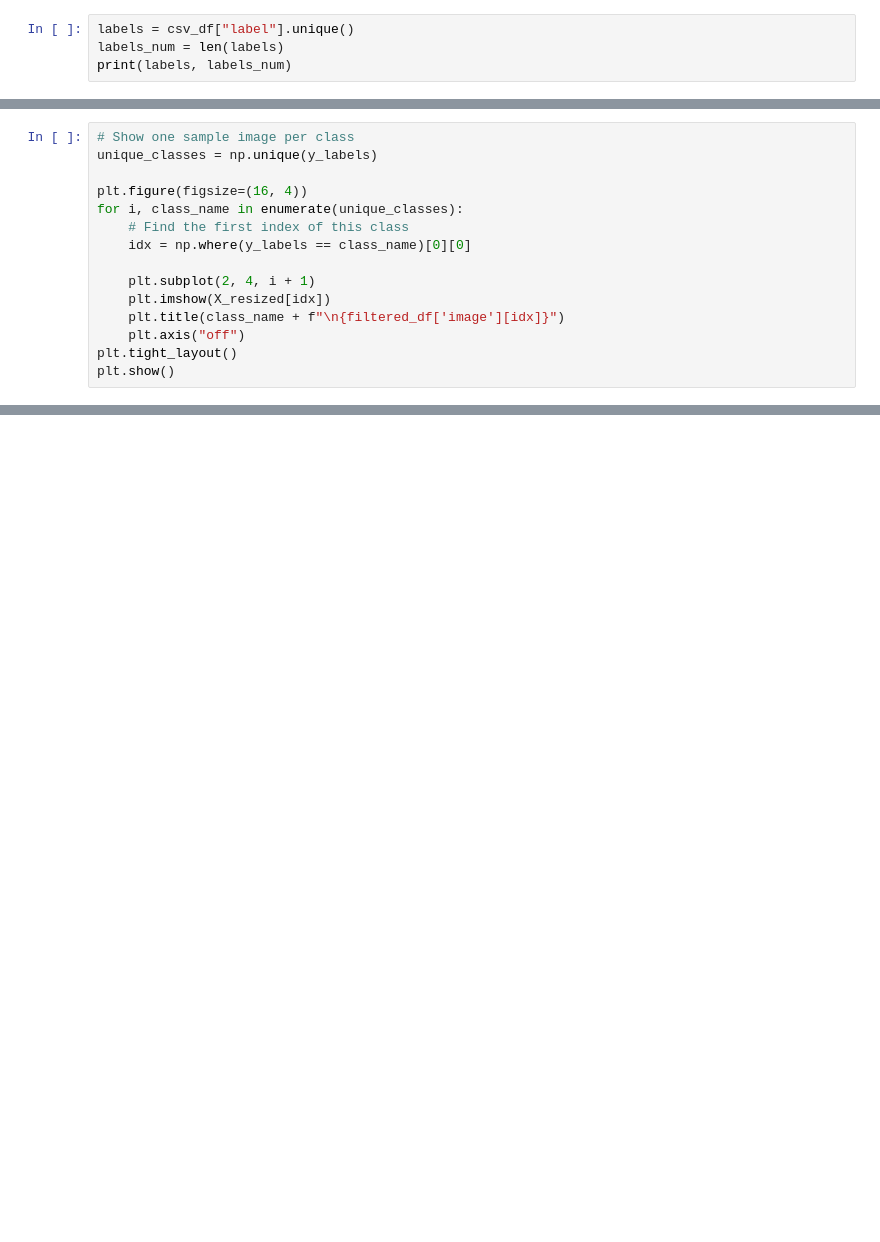
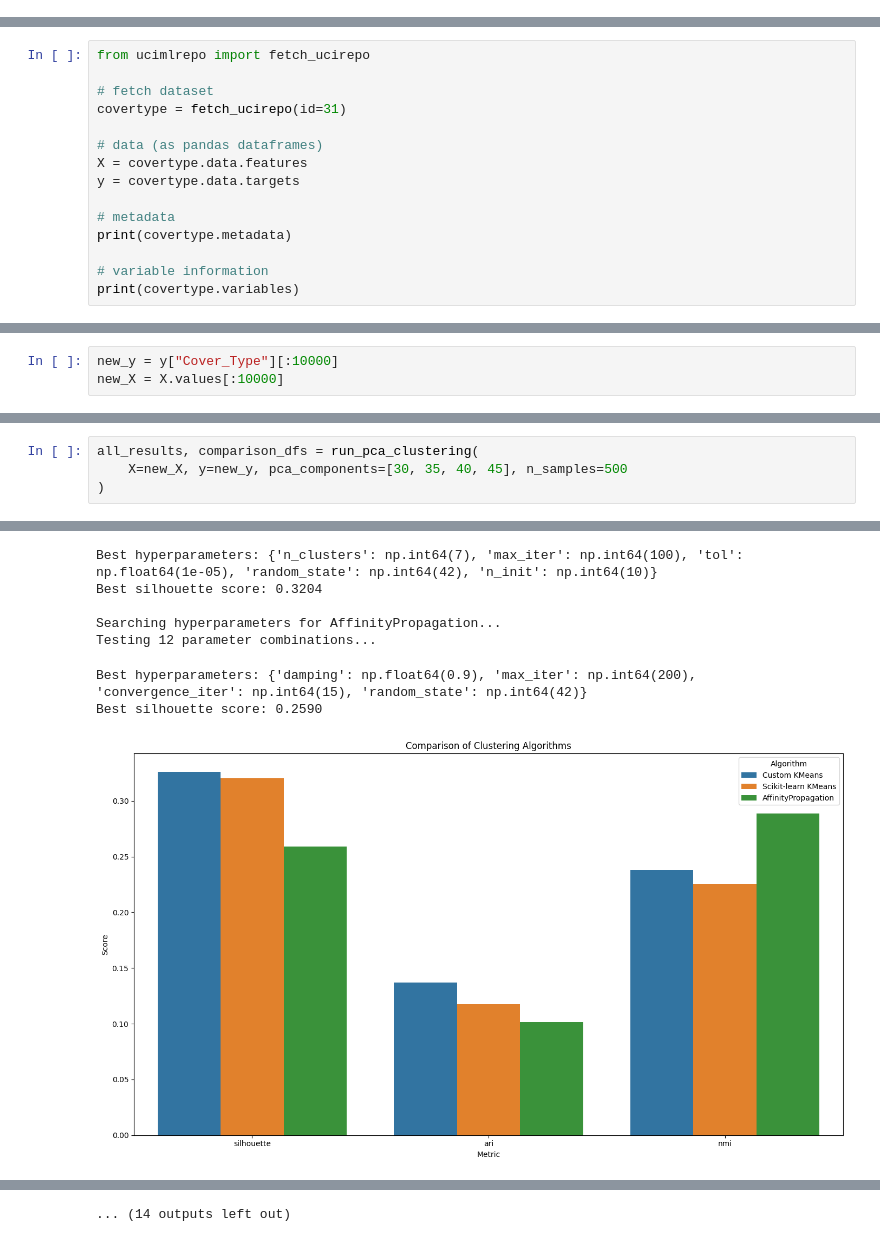
Before and after one commit to AlexShmak/ml-course, a Jupyter notebook: howework/task5.ipynb, the cells around one changed output, grey strips where cells are left out. Drawn from its saved outputs; the diff is of its cells as text; blank space fills up the shorter version.

```diff
--- a/howework/task5.ipynb
+++ b/howework/task5.ipynb
@@ -72,4 +0,0 @@ csv_df.shape
-# %%
-labels = csv_df["label"].unique()
-labels_num = len(labels)
-print(labels, labels_num)
@@ -391,15 +0,0 @@ Number of labels: 2955
-# %%
-# Show one sample image per class
-unique_classes = np.unique(y_labels)
-
-plt.figure(figsize=(16, 4))
-for i, class_name in enumerate(unique_classes):
-    # Find the first index of this class
-    idx = np.where(y_labels == class_name)[0][0]
-
-    plt.subplot(2, 4, i + 1)
-    plt.imshow(X_resized[idx])
-    plt.title(class_name + f"\n{filtered_df['image'][idx]}")
-    plt.axis("off")
-plt.tight_layout()
-plt.show()
@@ -422,0 +1,15 @@ plt.show()
+# %%
+from ucimlrepo import fetch_ucirepo
+
+# fetch dataset
+covertype = fetch_ucirepo(id=31)
+
+# data (as pandas dataframes)
+X = covertype.data.features
+y = covertype.data.targets
+
+# metadata
+print(covertype.metadata)
+
+# variable information
+print(covertype.variables)
@@ -422,0 +107,3 @@ plt.show()
+# %%
+new_y = y["Cover_Type"][:10000]
+new_X = X.values[:10000]
@@ -422,0 +1052,5 @@ plt.show()
+# %%
+all_results, comparison_dfs = run_pca_clustering(
+    X=new_X, y=new_y, pca_components=[30, 35, 40, 45], n_samples=500
+)
+# %% [output]
@@ -422,0 +1068,8 @@ plt.show()
+Best hyperparameters: {'n_clusters': np.int64(7), 'max_iter': np.int64(100), 'tol': np.float64(1e-05), 'random_state': np.int64(42), 'n_init': np.int64(10)}
+Best silhouette score: 0.3204
+
+Searching hyperparameters for AffinityPropagation...
+Testing 12 parameter combinations...
+Best hyperparameters: {'damping': np.float64(0.9), 'max_iter': np.int64(200), 'convergence_iter': np.int64(15), 'random_state': np.int64(42)}
+Best silhouette score: 0.2590
+[figure, added]
@@ -422,0 +1097 @@ plt.show()
+... (14 outputs left out)
```
Also changed, not shown: parts of 43 cells of this notebook.
